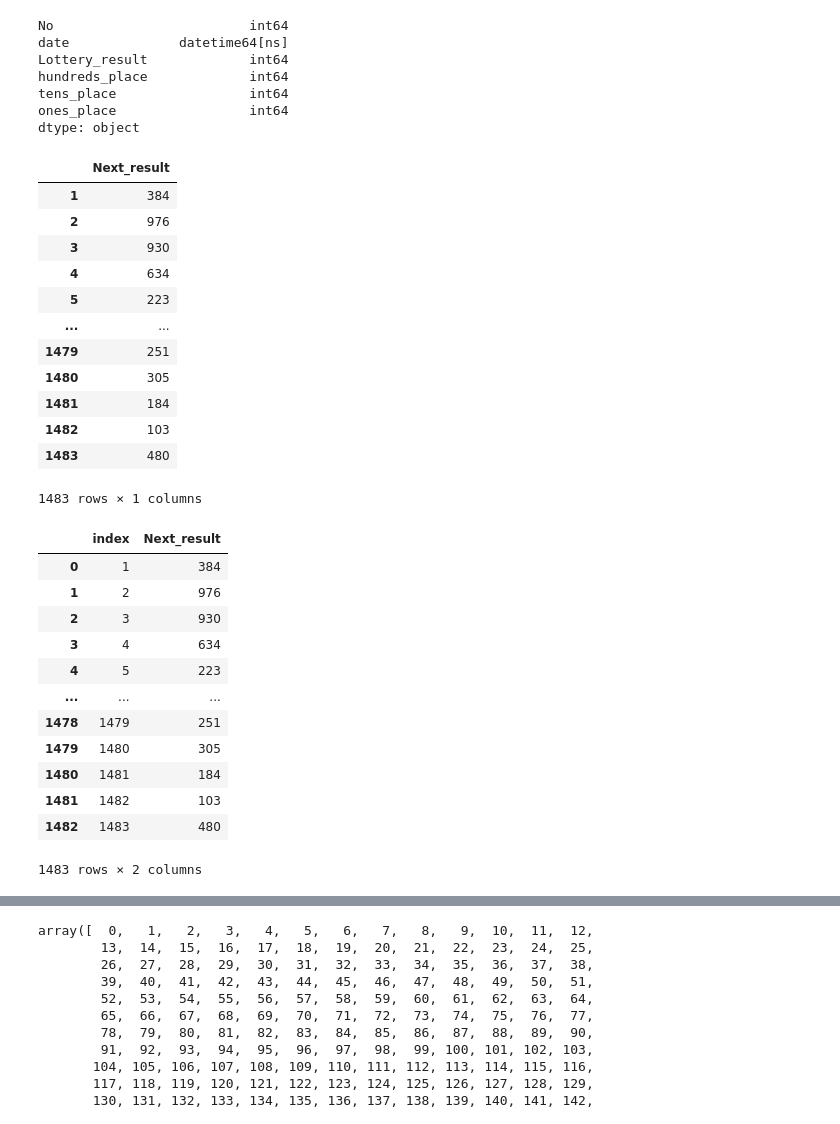
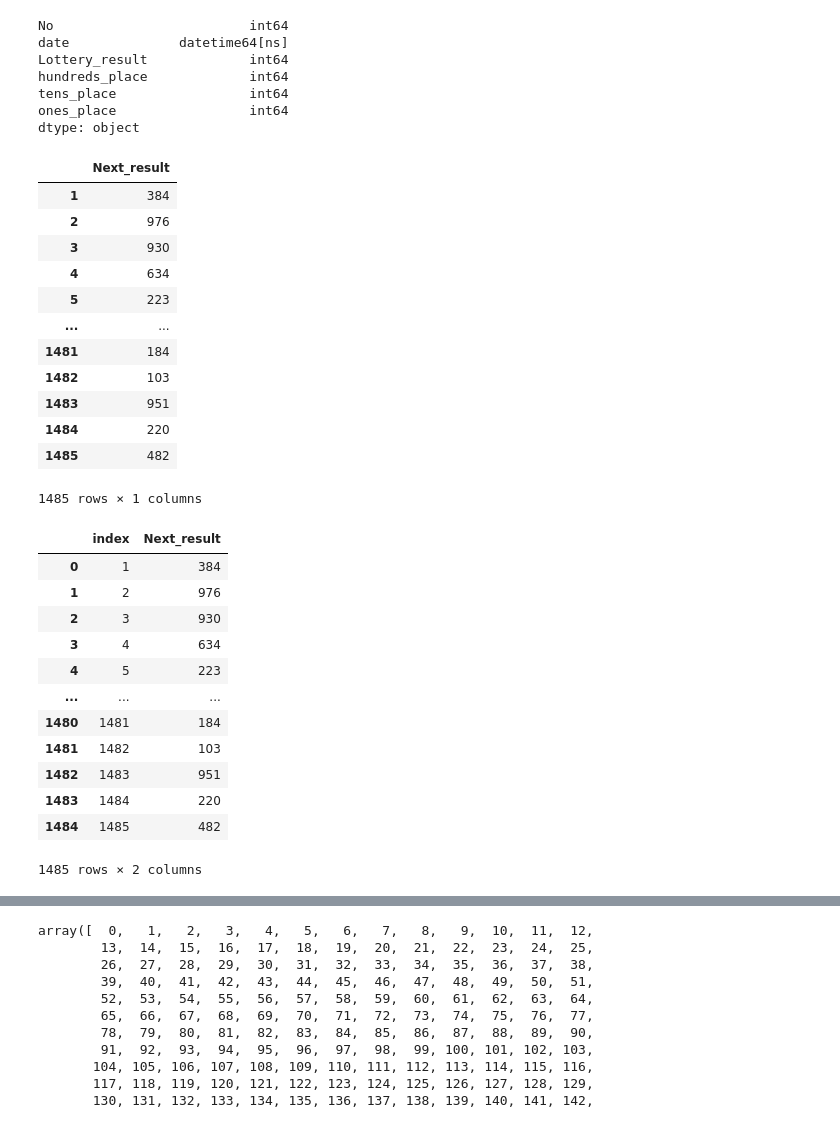
Before and after one commit to yyoshikun/workdir, a Jupyter notebook: Num_3_challenge_5.ipynb, the cells around one changed output, grey strips where cells are left out. Cells and saved outputs as stored; diff of their text form; code cells hidden in the pictures.

```diff
--- a/Num_3_challenge_5.ipynb
+++ b/Num_3_challenge_5.ipynb
@@ -168,22 +168,22 @@ ones_place                 int64
 dtype: object
 # %%
 #012 次回の結果の列を作成 Next_result
-df_add=pd.DataFrame({'Next_result':Num_3_2018_2022.loc[1:1483,'Lottery_result']})#rows=入力
+df_add=pd.DataFrame({'Next_result':Num_3_2018_2022.loc[1:1485,'Lottery_result']})#都度、rows=入力する
 df_add
 # %% [output]
 |  | Next_result |
 | 1 | 384 |
 | 2 | 976 |
 | 3 | 930 |
 | 4 | 634 |
 | 5 | 223 |
 | ... | ... |
-| 1479 | 251 |
-| 1480 | 305 |
 | 1481 | 184 |
 | 1482 | 103 |
-| 1483 | 480 |
+| 1483 | 951 |
+| 1484 | 220 |
+| 1485 | 482 |
-1483 rows × 1 columns
+1485 rows × 1 columns
 # %%
 #013 indexを0から振り直す
 df_add=df_add.reset_index()
@@ -196,12 +196,12 @@ df_add
 | 3 | 4 | 634 |
 | 4 | 5 | 223 |
 | ... | ... | ... |
-| 1478 | 1479 | 251 |
-| 1479 | 1480 | 305 |
 | 1480 | 1481 | 184 |
 | 1481 | 1482 | 103 |
-| 1482 | 1483 | 480 |
+| 1482 | 1483 | 951 |
+| 1483 | 1484 | 220 |
+| 1484 | 1485 | 482 |
-1483 rows × 2 columns
+1485 rows × 2 columns
 # %%
 #014 不要な列を削除
 drop_col=['index']
```
Also changed, not shown: parts of 51 cells of this notebook, 8 other files.
